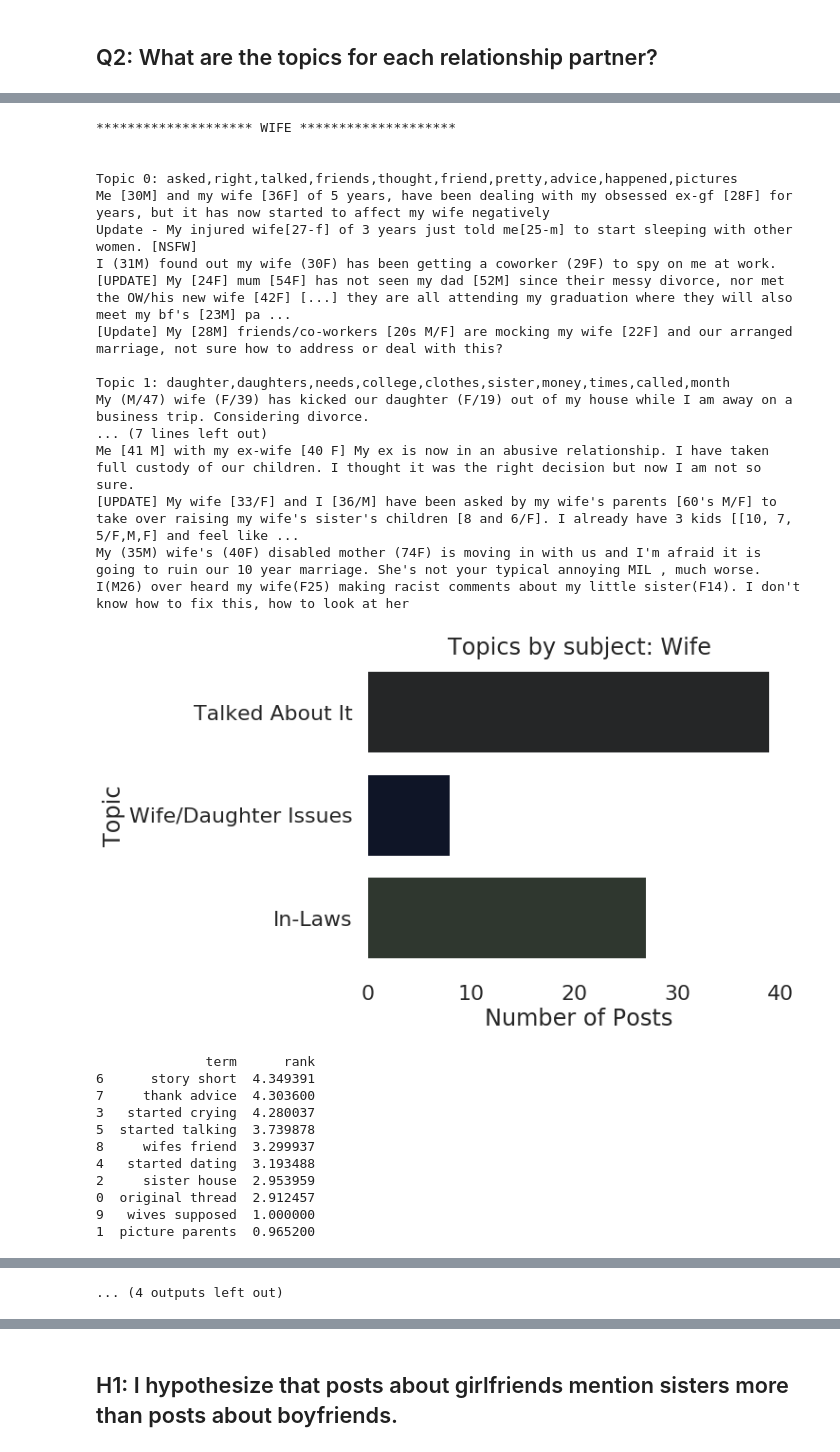
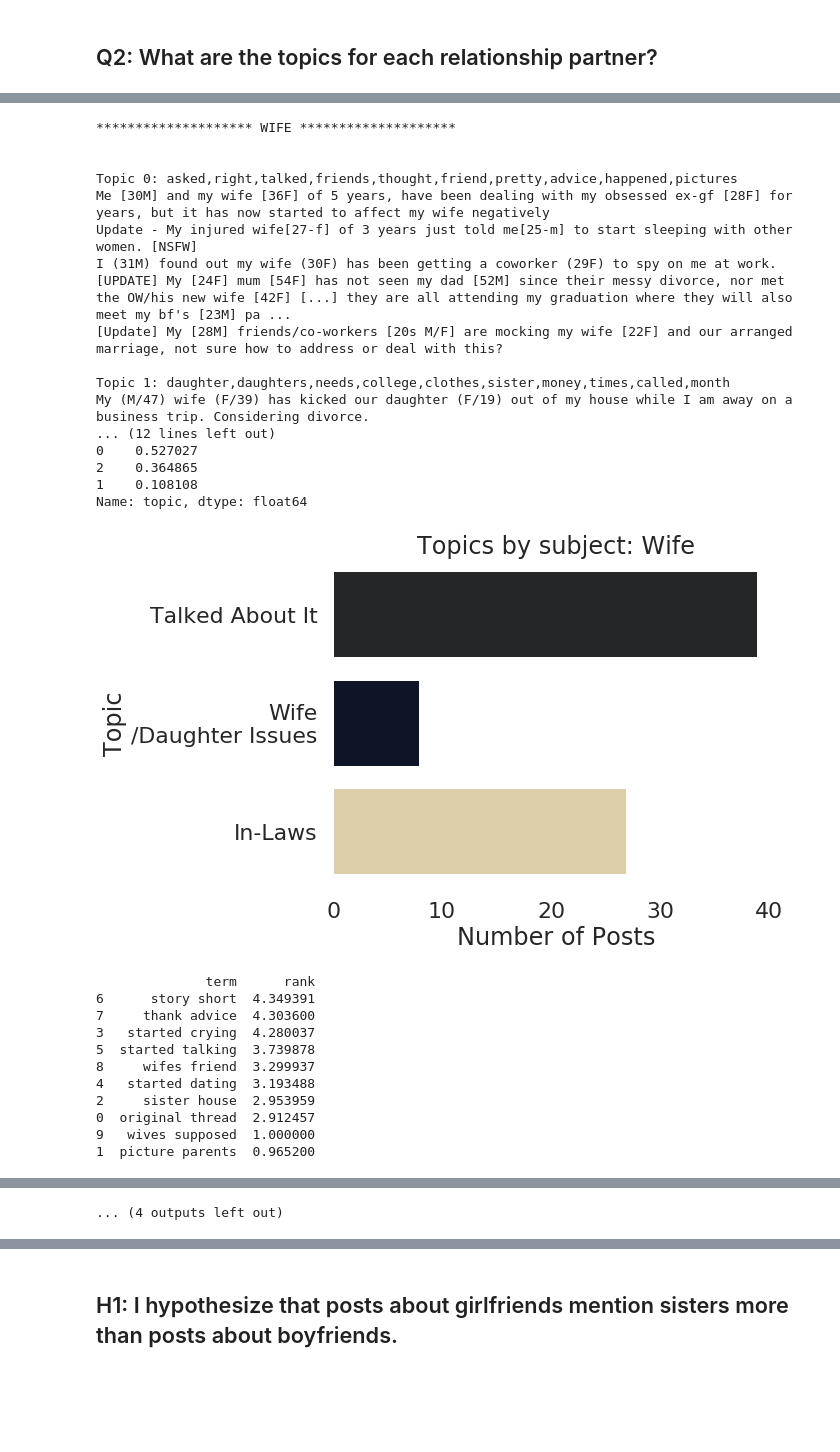
Before and after one commit to josh-ashkinaze/Reddit-Relationships-Analysis, a Jupyter notebook: Reddit_Relationships.ipynb, the cells around one changed output, grey strips where cells are left out. Drawn from its saved outputs; the diff is of its cells as text; code cells hidden in the pictures; blank space fills up the shorter version.

```diff
--- a/Reddit_Relationships.ipynb
+++ b/Reddit_Relationships.ipynb
@@ -78,9 +73,6 @@ files.upload()
 Let's look at the head, tail, length, and columns.
 Let's make sure there aren't too many missing values.
 # %%
-# Read in csv
-df = pd.read_csv("relationships1000.csv")
-
 # Examine structure
 display("Head", df.head(5))
 display("Tail", df.tail(5))
@@ -131,14 +122,15 @@ dtype: object
 
 Let's tag the season of a post and the subject.
 # %%
-# Now we want to add some features. In particular, we want to add:
-# 1. Subject of posts
-# 2. Season of posts
+# Now we want to add some features.
+# In particular, we want to add:
+# 1. Y, M, D, and hour
+# 2. Subject of posts
 
 
 def parse_date(df):
   """
-  Parses a UNIX timestamp -
+  Parses a UNIX timestamp in a dataframe -
   Creates year, month, day, and hour as features
   """
   df['date'] = pd.to_datetime(df['timestamp'],unit='s', utc=True)
@@ -148,16 +140,9 @@ def parse_date(df):
   df['hour'] = pd.DatetimeIndex(df['date']).hour + 1 #make hour start at 1
   return df
 
-def tag_seasons(df):
-  df.loc[(df['month'] == 12)|(df['month'] == 1)|(df['month'] == 2), 'season'] = 'Winter'
-  df.loc[(df['month'] == 9)|(df['month'] == 10)|(df['month'] == 11), 'season'] = 'Autumn'
-  df.loc[(df['month'] == 3)|(df['month'] == 4)|(df['month'] == 5), 'season'] = 'Spring'
-  df.loc[(df['month'] == 6)|(df['month'] == 7)|(df['month'] == 8), 'season'] = 'Summer'
-  return df
 
 # Parse date and tag seasons
 df = parse_date(df)
-df = tag_seasons(df)
 
 # Assign partners based on title
 df.loc[df['title'].str.contains('girlfriend|gf'), 'subj'] = 'GF'
@@ -165,8 +150,10 @@ df.loc[df['title'].str.contains('boyfriend|bf'), 'subj'] = 'BF'
 df.loc[df['title'].str.contains('husband'), 'subj'] = 'Husband'
 df.loc[df['title'].str.contains('wife'), 'subj'] = 'Wife'
 
+# Count up each subject
 subj_df = pd.value_counts(df.subj).to_frame().reset_index()
-print(subj_df)
+display(subj_df)
+
 # Let's make sure this all worked out
-print(df.head())
+display(df.head())
 # %% [output]
@@ -365,6 +353,11 @@ def print_topic_dist(W, labels=None, title=None):
 
   topics = pd.DataFrame(W).idxmax(axis=1, skipna=True).tolist()
   dfW = pd.DataFrame(topics, columns=['topic'])
+  dfW.sort_values("topic", inplace=True)
+
+  # Topic percentages
+  topic_percentages = dfW['topic'].value_counts(normalize=True)
+  print(topic_percentages)
 
   # Plot settings
   sns.set(style="white")
@@ -373,7 +366,7 @@ def print_topic_dist(W, labels=None, title=None):
   filename = "NMF"
 
   # Make plot with labels
-  a = sns.countplot(y='topic', data=dfW, palette=my_colors)
+  a = sns.countplot(y='topic', data=dfW, palette= my_colors)
   if labels:
     a.set_yticklabels(labels)
   a.set(xlabel="Number of Posts")
@@ -382,12 +375,11 @@ def print_topic_dist(W, labels=None, title=None):
     plt.title(title)
 
   sns.despine(left=True, bottom=True, top=True, right=True)
-  plt.savefig("topics.png", dpi=500, bbox_inches="tight", transparent=True)
-  files.download("topics.png")
+#   plt.savefig("topics.png", dpi=500, bbox_inches="tight", transparent=True)
+#   files.download("topics.png")
   plt.show()
   plt.close()
   return df
-
 
 
 def display_topics(H, W, feature_names, df, no_top_words, no_top_documents):
@@ -407,7 +399,7 @@ def display_topics(H, W, feature_names, df, no_top_words, no_top_documents):
 # Build a topic analysis model
 def make_topics(df, clean_docs, settings):
   """
-  Build a topic analysis model --
+  Build a topic analysis model -
 
   Using a TF-IDF vectorizer and an NMF model
   for dimensionality reduction.
@@ -511,7 +520,7 @@ def graph_terms(clean_docs, n_words, ngram):
   vect = create_vectorizer(clean_docs, n_words, ngram)
   df = rank_terms(clean_docs, vect)
   print(df)
-  sns.barplot(data=df, y='term', x='rank', palette="Set2")
+  sns.barplot(data=df, y='term', x='rank')
   sns.despine(left=True, right=True, bottom=True, top=True)
   plt.title("Importance")
   plt.ylabel("Term")
@@ -718,8 +690,8 @@ My [29F] husband [32M] is HIV positive and insists he's done nothing wrong.
 subj_settings = {}
 subj_settings['BF'] = (4, ["Broken Relationship", "Boyfriend's Friends", "Boyfriend's Family", "Communication"])
 subj_settings['Husband'] = (4, ["Improvement", "Sisters", "Friends", "Cheating/Divorce"])
-subj_settings['Wife'] = (3, ["Talked About It", "Wife/Daughter Issues", "In-Laws"])
-subj_settings['GF'] = (4, ["Building Tension", "Sister", "Red Flags", "Parents"])
+subj_settings['Wife'] = (3, ["Talked About It", "Wife\n/Daughter Issues", "In-Laws"])
+subj_settings['GF'] = (4, ["Building Tension", "Sisters", "Red Flags", "Parents"])
 
 for subj in ("BF", "Husband", "Wife", "GF"):
 
@@ -799,21 +771,21 @@ UPDATE - Me [32F] with my husband[35M] of 10 years, he is divorcing me because I
 ******************** WIFE ********************
 
 
 Topic 0: asked,right,talked,friends,thought,friend,pretty,advice,happened,pictures
 Me [30M] and my wife [36F] of 5 years, have been dealing with my obsessed ex-gf [28F] for years, but it has now started to affect my wife negatively
 Update - My injured wife[27-f] of 3 years just told me[25-m] to start sleeping with other women. [NSFW]
 I (31M) found out my wife (30F) has been getting a coworker (29F) to spy on me at work.
 [UPDATE] My [24F] mum [54F] has not seen my dad [52M] since their messy divorce, nor met the OW/his new wife [42F] [...] they are all attending my graduation where they will also meet my bf's [23M] pa ...
 [Update] My [28M] friends/co-workers [20s M/F] are mocking my wife [22F] and our arranged marriage, not sure how to address or deal with this?
 
 Topic 1: daughter,daughters,needs,college,clothes,sister,money,times,called,month
 My (M/47) wife (F/39) has kicked our daughter (F/19) out of my house while I am away on a business trip. Considering divorce.
-... (7 lines left out)
-Me [41 M] with my ex-wife [40 F] My ex is now in an abusive relationship. I have taken full custody of our children. I thought it was the right decision but now I am not so sure.
-[UPDATE] My wife [33/F] and I [36/M] have been asked by my wife's parents [60's M/F] to take over raising my wife's sister's children [8 and 6/F]. I already have 3 kids [[10, 7, 5/F,M,F] and feel like ...
-My (35M) wife's (40F) disabled mother (74F) is moving in with us and I'm afraid it is going to ruin our 10 year marriage. She's not your typical annoying MIL , much worse.
-I(M26) over heard my wife(F25) making racist comments about my little sister(F14). I don't know how to fix this, how to look at her
+... (12 lines left out)
+0    0.527027
+2    0.364865
+1    0.108108
+Name: topic, dtype: float64
-[figure, old version]
+[figure, new version]
               term      rank
 6      story short  4.349391
 7     thank advice  4.303600
```
Also changed, not shown: parts of 18 cells of this notebook.
